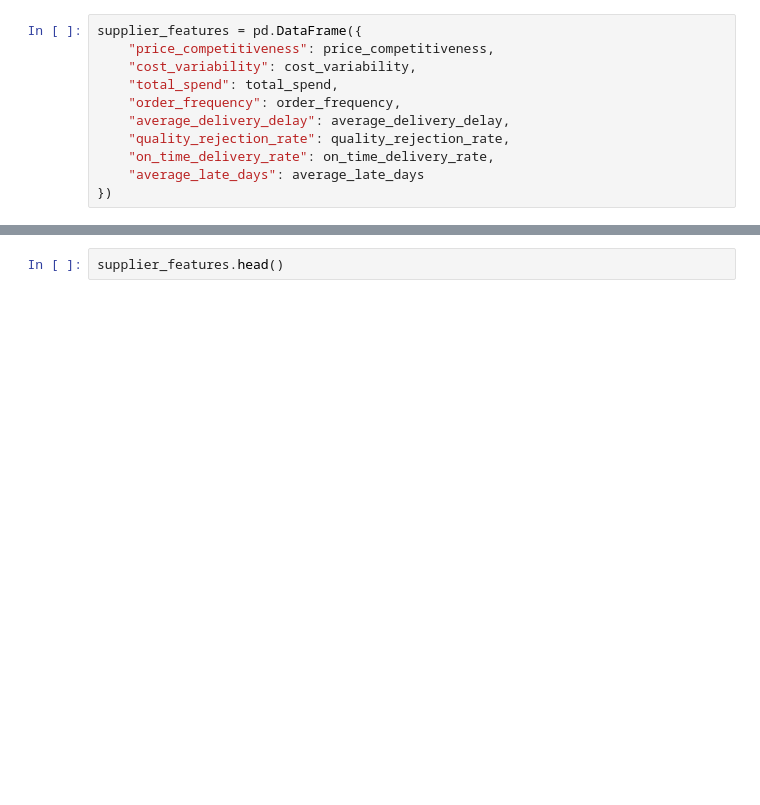
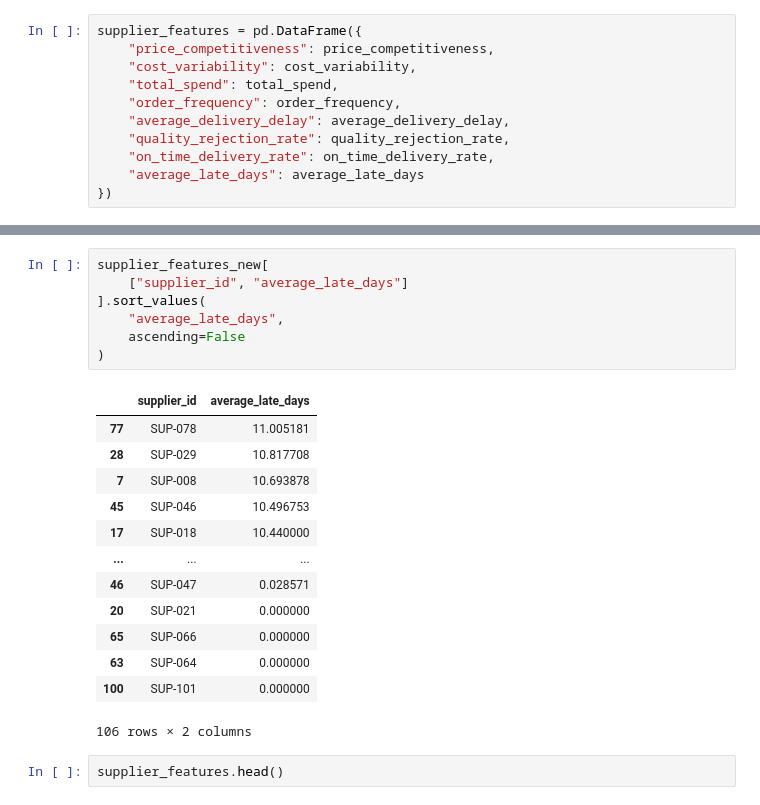
Before and after one commit to Kiran-Samuel/Supplier_clustering, a Jupyter notebook: research/03_feature_engineering.ipynb, the cells around one changed output, grey strips where cells are left out. Cells and saved outputs as stored; diff of their text form; blank space fills up the shorter version.

```diff
--- a/research/03_feature_engineering.ipynb
+++ b/research/03_feature_engineering.ipynb
@@ -355,3 +410,24 @@ supplier_features = pd.DataFrame({
+# %%
+supplier_features_new[
+    ["supplier_id", "average_late_days"]
+].sort_values(
+    "average_late_days",
+    ascending=False
+)
+# %% [output]
+|  | supplier_id | average_late_days |
+| 77 | SUP-078 | 11.005181 |
+| 28 | SUP-029 | 10.817708 |
+| 7 | SUP-008 | 10.693878 |
+| 45 | SUP-046 | 10.496753 |
+| 17 | SUP-018 | 10.440000 |
+| ... | ... | ... |
+| 46 | SUP-047 | 0.028571 |
+| 20 | SUP-021 | 0.000000 |
+| 65 | SUP-066 | 0.000000 |
+| 63 | SUP-064 | 0.000000 |
+| 100 | SUP-101 | 0.000000 |
+106 rows × 2 columns
 # %%
 supplier_features.head()
 # %% [output]
```
Also changed, not shown: parts of 6 cells of this notebook, 9 other files.
